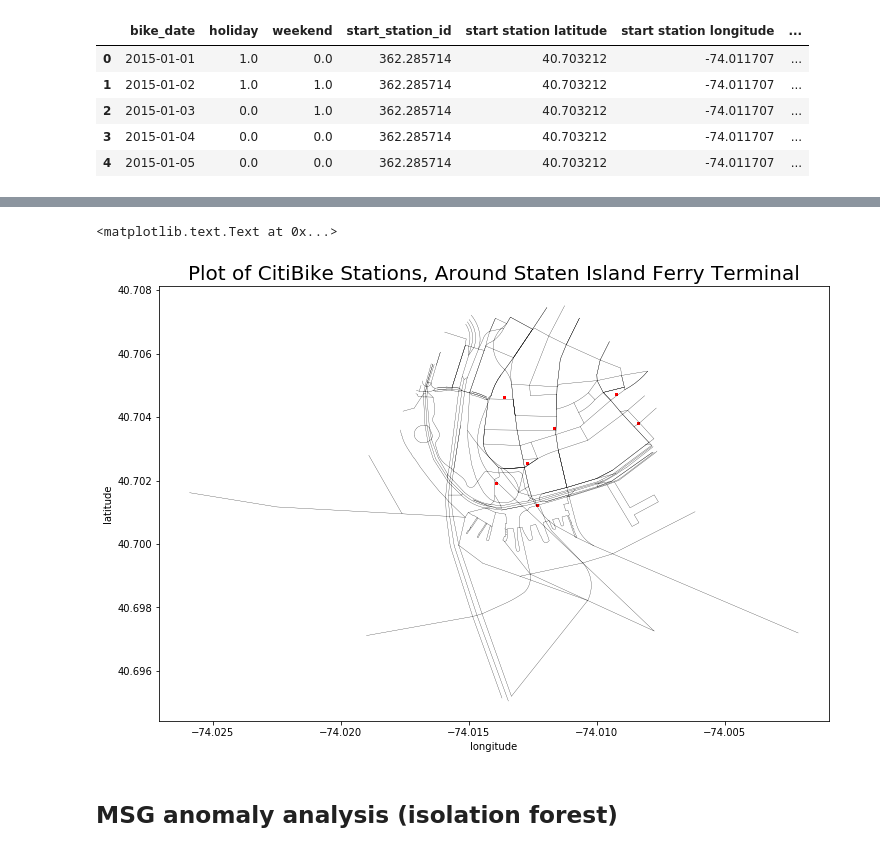
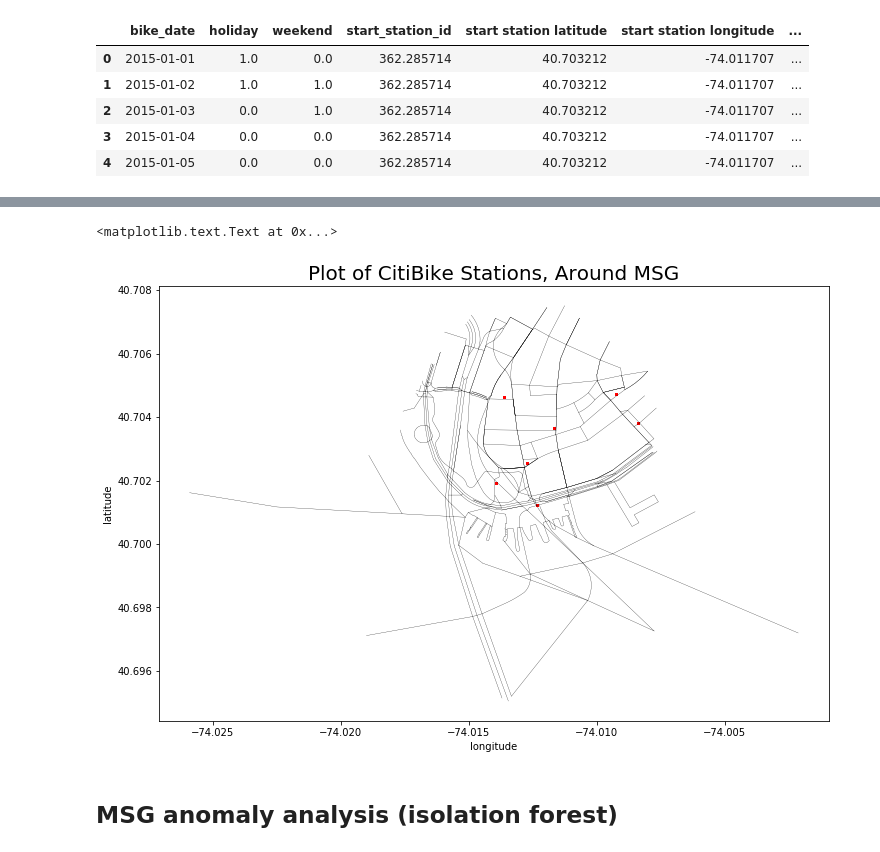
Before and after one commit to gperrin12/anomaly_detection_NYC_transit, a Jupyter notebook: Citi_Month_Stat_Agg.ipynb, the cells around one changed output, grey strips where cells are left out. Saved outputs shown, nothing was run; the diff lists cells and outputs as text; code cells hidden in the pictures.

```diff
--- a/Citi_Month_Stat_Agg.ipynb
+++ b/Citi_Month_Stat_Agg.ipynb
@@ -767,5 +699,11 @@ citi_df_MSG_mean.head()
 citi_df_MSG_mean['day_of_week'] = citi_df_MSG_mean.bike_date.apply(lambda x: x.weekday())
 # %%
 # read in NYC street shapefile
+'''
+shapefile taken from https://geo.nyu.edu/catalog/nyu_2451_34565
 
+'''
+ny_streets_raw = gp.read_file(proj_folder + '/data/nyu_2451_34565.shp')
+ny_streets_raw = ny_streets_raw.to_crs(epsg=4326)
+# only keep points within MSG buffer
 ny_streets = ny_streets_raw[ny_streets_raw.geometry.intersects(MSG_gp.geometry[0])]
@@ -772,15 +731,15 @@ ny_streets = ny_streets_raw[ny_streets_raw.geometry.intersects(MSG_gp.geometry[0
 # %%
 # is there a way to easily plot each color differently? I have this color column highlighting outliers!
 
 MSG_sample = citi_df_total_subset.sample(n=1000)
 f, (ax1) = plt.subplots(figsize=(12,8))
 MSG_sample.plot(alpha=0.5, ax=ax1, color = 'red')
 ny_streets['geometry'].plot(alpha=1, linewidth=0.25, ax=ax1, color = '0')
-ax1.set_title("Plot of CitiBike Stations, Around Staten Island Ferry Terminal", fontsize=20)
+ax1.set_title("Plot of CitiBike Stations, Around MSG", fontsize=20)
 plt.xlabel("longitude")
 plt.ylabel("latitude")
 # %% [output]
 <matplotlib.text.Text at 0x...>
-[figure, old version]
+[figure, new version]
 # %% [markdown]
 ## MSG anomaly analysis (isolation forest)
```
Also changed, not shown: parts of 103 cells of this notebook.
